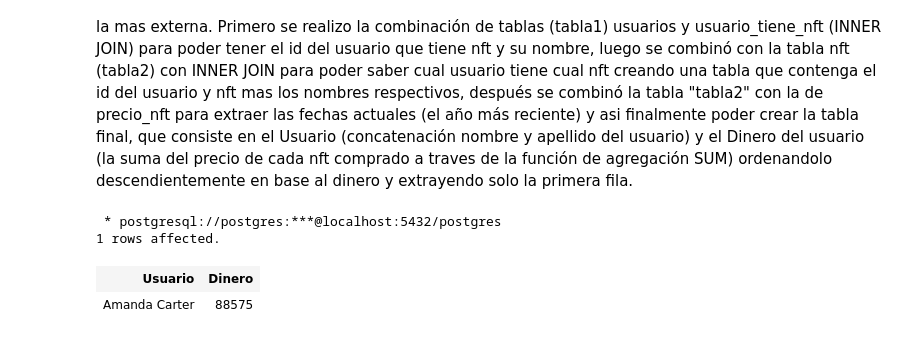
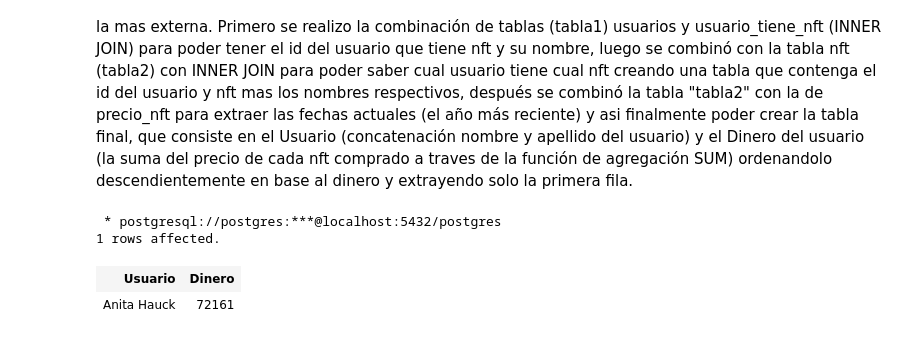
Before and after one commit to lucasmartinezr/Base_de_Datos, a Jupyter notebook: Tarea-1-Grupo38/Tarea1_Grupo38.ipynb, the cells around one changed output. Cells and saved outputs as stored; diff of their text form; code cells hidden in the pictures.

```diff
--- a/Tarea-1-Grupo38/Tarea1_Grupo38.ipynb
+++ b/Tarea-1-Grupo38/Tarea1_Grupo38.ipynb
@@ -74,7 +76,7 @@ connection = psycopg2.connect(
    host="localhost",
    user="postgres",
    dbname='postgres',
-   password="password"
+   password="Ballena2323"
 )
 
 print(connection)
@@ -739,34 +738,36 @@ Ejemplo:
 **Solución:** Para poder resolver este problema, se comenzó desde la consulta anidada más interna hasta la mas externa. Primero se realizo la combinación de tablas (tabla1) usuarios y usuario_tiene_nft (INNER JOIN) para poder tener el id del usuario que tiene nft y su nombre, luego se combinó con la tabla nft (tabla2) con INNER JOIN para poder saber cual usuario tiene cual nft creando una tabla que contenga el id del usuario y nft mas los nombres respectivos, después se combinó la tabla "tabla2" con la de precio_nft para extraer las fechas actuales (el año más reciente) y asi finalmente poder crear la tabla final, que consiste en el Usuario (concatenación nombre y apellido del usuario) y el Dinero del usuario (la suma del precio de cada nft comprado a traves de la función de agregación SUM) ordenandolo descendientemente en base al dinero y extrayendo solo la primera fila.
 # %%
 %%sql
+WITH fechas_actuales as (SELECT
+							"Usuario", EXTRACT(YEAR FROM precio_nft.fecha) as "Fecha", precio_nft.precio as precio
+						FROM
+							(SELECT
+								"ID", "Usuario", "ID NFT", nft.nombre "NFT"
+							FROM
+								(SELECT
+									 usuario_tiene_nft.id_usuario as "ID", CONCAT(usuarios.nombre, ' ', usuarios.apellido) as "Usuario", usuario_tiene_nft.id_nft as "ID NFT"
+								FROM
+									usuarios INNER JOIN usuario_tiene_nft
+								ON
+									usuario_tiene_nft.id_usuario = usuarios.id_usuario) as tabla1 INNER JOIN nft
+							ON
+								nft.id_nft = "ID NFT") as tabla2 INNER JOIN precio_nft
+						ON
+							"ID NFT" = precio_nft.id_nft
+						ORDER BY
+							"Fecha" DESC)
+
 SELECT
 	"Usuario", SUM(precio) as "Dinero"
 FROM
-	(SELECT
-		"Usuario", precio_nft.fecha, precio_nft.precio as precio
-	FROM
-		(SELECT
-			"ID", "Usuario", "ID NFT", nft.nombre "NFT"
-		FROM
-			(SELECT
-				 usuario_tiene_nft.id_usuario as "ID", CONCAT(usuarios.nombre, ' ', usuarios.apellido) as "Usuario", usuario_tiene_nft.id_nft as "ID NFT"
-			FROM
-				usuarios INNER JOIN usuario_tiene_nft
-			ON
-				usuario_tiene_nft.id_usuario = usuarios.id_usuario) as tabla1 INNER JOIN nft
-		ON
-			nft.id_nft = "ID NFT") as tabla2 INNER JOIN precio_nft
-	ON
-		"ID NFT" = precio_nft.id_nft
-	WHERE
-		EXTRACT(YEAR FROM precio_nft.fecha) = 2022) as fechas_actuales
+	fechas_actuales
+WHERE
+	"Fecha" = (SELECT MAX("Fecha") FROM fechas_actuales)
 GROUP BY
 	"Usuario"
-ORDER BY
-	"Dinero" DESC
 FETCH FIRST 1 ROWS ONLY
 # %% [output]
  * postgresql://postgres:***@localhost:5432/postgres
 1 rows affected.
 | Usuario | Dinero |
-| Amanda Carter | 88575 |
+| Anita Hauck | 72161 |
```
Also changed, not shown: parts of 5 cells of this notebook.
